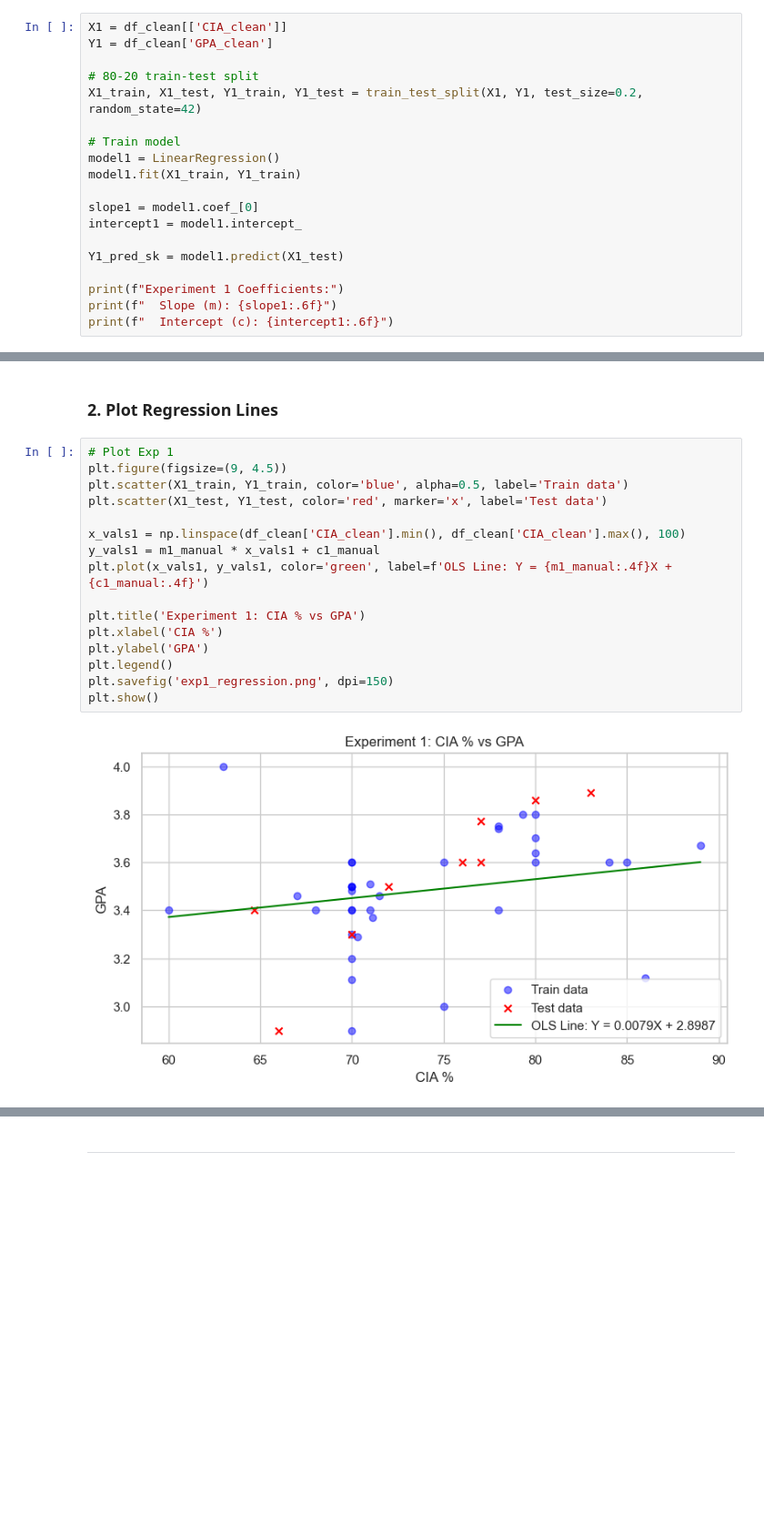
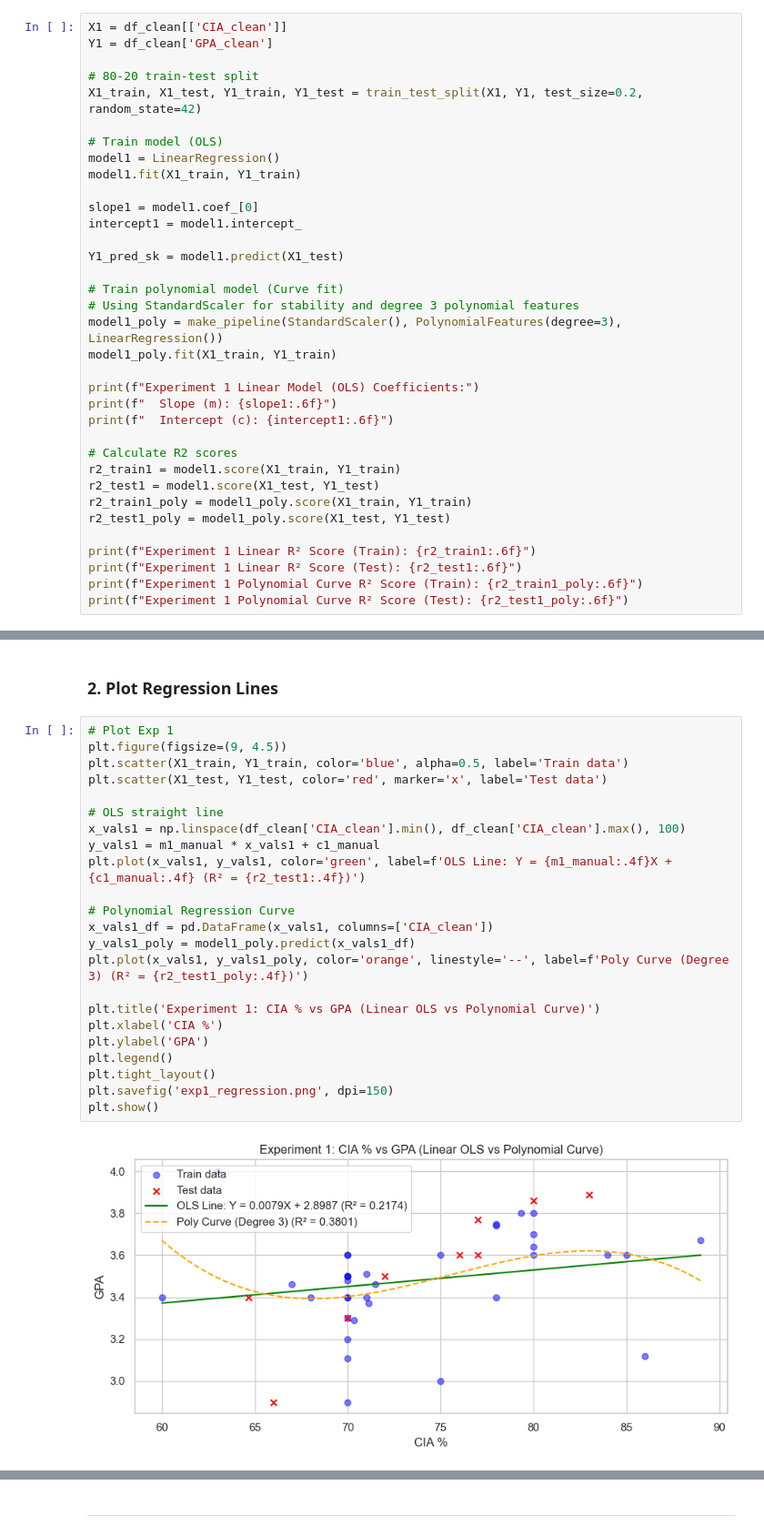
Before and after one commit to joshuajoby/ML-lab-2547125, a Jupyter notebook: Lab3/2547125_lab3.ipynb, the cells around one changed output, grey strips where cells are left out. Shown at 91% size. Saved outputs shown, nothing was run; the diff lists cells and outputs as text; blank space fills up the shorter version.

```diff
--- a/Lab3/2547125_lab3.ipynb
+++ b/Lab3/2547125_lab3.ipynb
@@ -154,7 +160,7 @@ Y1 = df_clean['GPA_clean']
 # 80-20 train-test split
 X1_train, X1_test, Y1_train, Y1_test = train_test_split(X1, Y1, test_size=0.2, random_state=42)
 
-# Train model
+# Train model (OLS)
 model1 = LinearRegression()
 model1.fit(X1_train, Y1_train)
 
@@ -163,7 +169,23 @@ intercept1 = model1.intercept_
 
 Y1_pred_sk = model1.predict(X1_test)
 
-print(f"Experiment 1 Coefficients:")
+# Train polynomial model (Curve fit)
+# Using StandardScaler for stability and degree 3 polynomial features
+model1_poly = make_pipeline(StandardScaler(), PolynomialFeatures(degree=3), LinearRegression())
+model1_poly.fit(X1_train, Y1_train)
+
+print(f"Experiment 1 Linear Model (OLS) Coefficients:")
 print(f"  Slope (m): {slope1:.6f}")
 print(f"  Intercept (c): {intercept1:.6f}")
+
+# Calculate R2 scores
+r2_train1 = model1.score(X1_train, Y1_train)
+r2_test1 = model1.score(X1_test, Y1_test)
+r2_train1_poly = model1_poly.score(X1_train, Y1_train)
+r2_test1_poly = model1_poly.score(X1_test, Y1_test)
+
+print(f"Experiment 1 Linear R² Score (Train): {r2_train1:.6f}")
+print(f"Experiment 1 Linear R² Score (Test): {r2_test1:.6f}")
+print(f"Experiment 1 Polynomial Curve R² Score (Train): {r2_train1_poly:.6f}")
+print(f"Experiment 1 Polynomial Curve R² Score (Test): {r2_test1_poly:.6f}")
 # %% [output]
@@ -325,19 +392,26 @@ For Experiment 2, the predictions are also identical and the differences are zer
 # %%
 # Plot Exp 1
 plt.figure(figsize=(9, 4.5))
 plt.scatter(X1_train, Y1_train, color='blue', alpha=0.5, label='Train data')
 plt.scatter(X1_test, Y1_test, color='red', marker='x', label='Test data')
 
+# OLS straight line
 x_vals1 = np.linspace(df_clean['CIA_clean'].min(), df_clean['CIA_clean'].max(), 100)
 y_vals1 = m1_manual * x_vals1 + c1_manual
-plt.plot(x_vals1, y_vals1, color='green', label=f'OLS Line: Y = {m1_manual:.4f}X + {c1_manual:.4f}')
+plt.plot(x_vals1, y_vals1, color='green', label=f'OLS Line: Y = {m1_manual:.4f}X + {c1_manual:.4f} (R² = {r2_test1:.4f})')
 
-plt.title('Experiment 1: CIA % vs GPA')
+# Polynomial Regression Curve
+x_vals1_df = pd.DataFrame(x_vals1, columns=['CIA_clean'])
+y_vals1_poly = model1_poly.predict(x_vals1_df)
+plt.plot(x_vals1, y_vals1_poly, color='orange', linestyle='--', label=f'Poly Curve (Degree 3) (R² = {r2_test1_poly:.4f})')
+
+plt.title('Experiment 1: CIA % vs GPA (Linear OLS vs Polynomial Curve)')
 plt.xlabel('CIA %')
 plt.ylabel('GPA')
 plt.legend()
+plt.tight_layout()
 plt.savefig('exp1_regression.png', dpi=150)
 plt.show()
 # %% [output]
-[figure, old version]
+[figure, new version]
 # %% [markdown]
```
Also changed, not shown: parts of 21 cells of this notebook, 27 other files.
